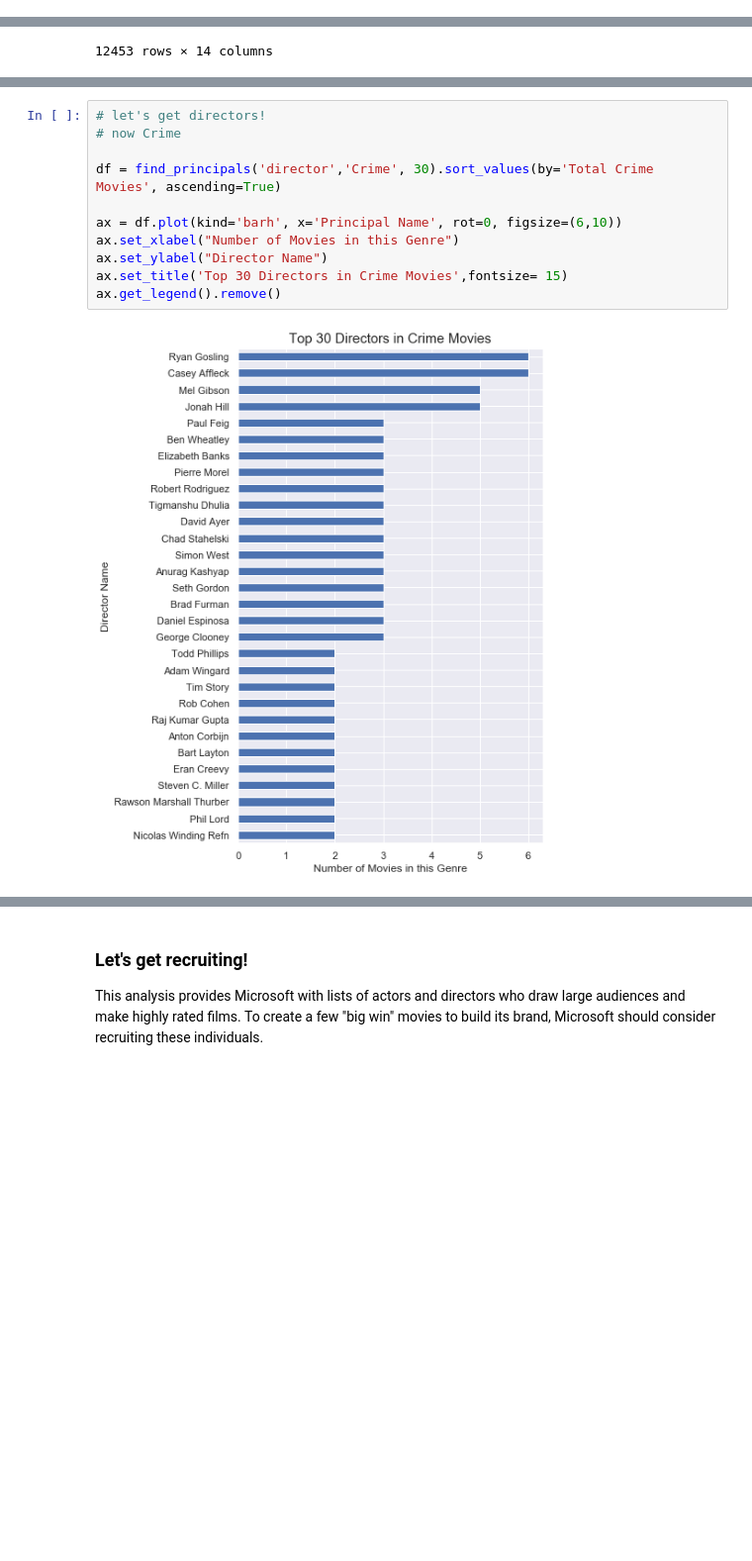
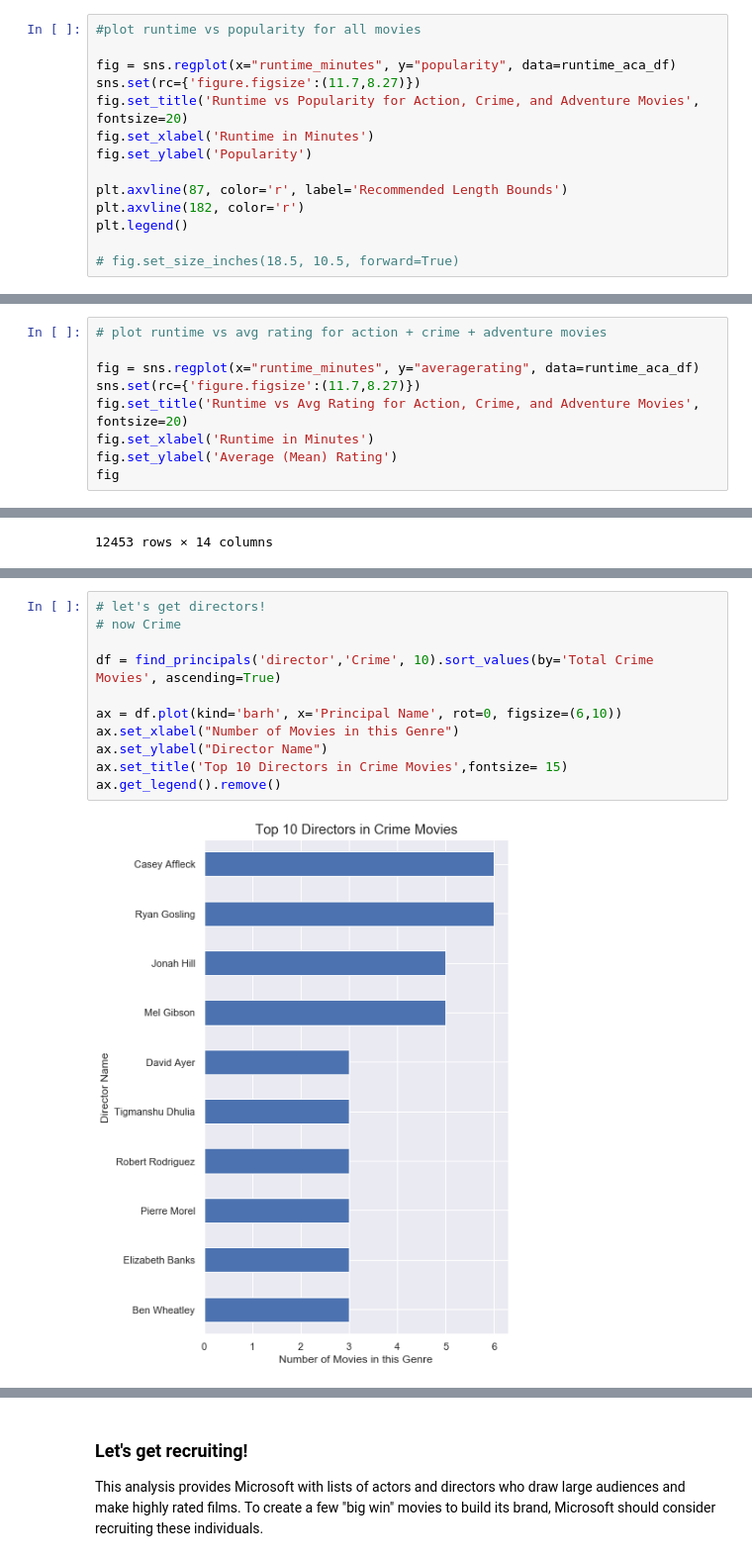
Before and after one commit to lilisbeit/Microsoft-Movies-Project, a Jupyter notebook: Microsoft-Movies-Notebook.ipynb, the cells around one changed output, grey strips where cells are left out. Shown at 99% size. Cells and saved outputs as stored; diff of their text form; blank space fills up the shorter version.

```diff
--- a/Microsoft-Movies-Notebook.ipynb
+++ b/Microsoft-Movies-Notebook.ipynb
@@ -813,0 +834,14 @@ Text(0, 0.5, 'Popularity')
+# %%
+#plot runtime vs popularity for all movies
+
+fig = sns.regplot(x="runtime_minutes", y="popularity", data=runtime_aca_df)
+sns.set(rc={'figure.figsize':(11.7,8.27)})
+fig.set_title('Runtime vs Popularity for Action, Crime, and Adventure Movies', fontsize=20)
+fig.set_xlabel('Runtime in Minutes')
+fig.set_ylabel('Popularity')
+
+plt.axvline(87, color='r', label='Recommended Length Bounds')
+plt.axvline(182, color='r')
+plt.legend()
+
+# fig.set_size_inches(18.5, 10.5, forward=True)
@@ -858,3 +895,12 @@ fig
 # %% [output]
 <matplotlib.axes._subplots.AxesSubplot at 0x...>
 [figure]
+# %%
+# plot runtime vs avg rating for action + crime + adventure movies
+
+fig = sns.regplot(x="runtime_minutes", y="averagerating", data=runtime_aca_df)
+sns.set(rc={'figure.figsize':(11.7,8.27)})
+fig.set_title('Runtime vs Avg Rating for Action, Crime, and Adventure Movies', fontsize=20)
+fig.set_xlabel('Runtime in Minutes')
+fig.set_ylabel('Average (Mean) Rating')
+fig
@@ -1490,16 +1533,16 @@ ax.get_legend().remove()
 # %%
 # let's get directors!
 # now Crime
 
-df = find_principals('director','Crime', 30).sort_values(by='Total Crime Movies', ascending=True)
+df = find_principals('director','Crime', 10).sort_values(by='Total Crime Movies', ascending=True)
 
 ax = df.plot(kind='barh', x='Principal Name', rot=0, figsize=(6,10))
 ax.set_xlabel("Number of Movies in this Genre")
 ax.set_ylabel("Director Name")
-ax.set_title('Top 30 Directors in Crime Movies',fontsize= 15)
+ax.set_title('Top 10 Directors in Crime Movies',fontsize= 15)
 ax.get_legend().remove()
 # %% [output]
-[figure, old version]
+[figure, new version]
 # %%
 # let's get directors!
 # now Adventure
```
Also changed, not shown: parts of 10 cells of this notebook.
